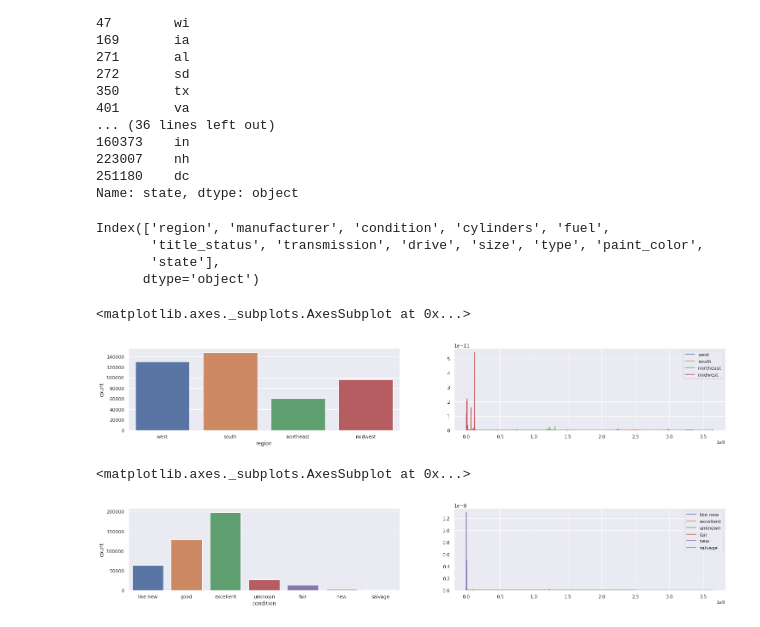
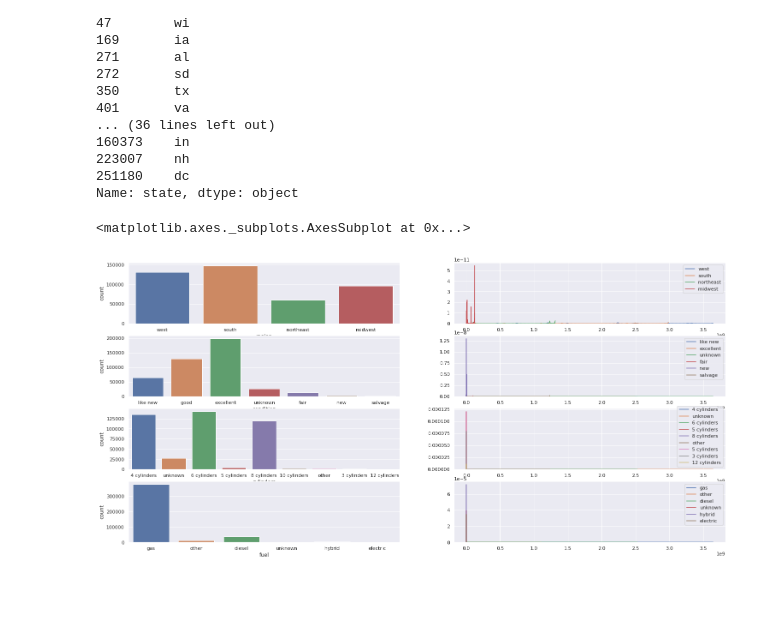
Before and after one commit to panambY/Used_Car_Price, a Jupyter notebook: Used_Car_Price.ipynb, the cells around one changed output. Drawn from its saved outputs; the diff is of its cells as text; code cells hidden in the pictures; blank space fills up the shorter version.

```diff
--- a/Used_Car_Price.ipynb
+++ b/Used_Car_Price.ipynb
@@ -992,41 +992,60 @@ df4['state'].drop_duplicates()
 223007    nh
 251180    dc
 Name: state, dtype: object
-# %%
-cat_attributes.columns
-# %% [output]
-Index(['region', 'manufacturer', 'condition', 'cylinders', 'fuel',
-       'title_status', 'transmission', 'drive', 'size', 'type', 'paint_color',
-       'state'],
-      dtype='object')
-# %%
-# region
-
-plt.subplot( 3, 2, 1)
-sns.countplot( df4['region'] )
-
-plt.subplot( 3, 2, 2)
-sns.kdeplot( df4[df4['region'] == 'west']['price'], label='west', shade=True )
-sns.kdeplot( df4[df4['region'] == 'south']['price'], label='south', shade=True )
-sns.kdeplot( df4[df4['region'] == 'northeast']['price'], label='northeast', shade=True )
-sns.kdeplot( df4[df4['region'] == 'midwest']['price'], label='midwest', shade=True )
-# %% [output]
-<matplotlib.axes._subplots.AxesSubplot at 0x...>
-[figure, removed]
 # %%
+# region
+
+plt.subplot( 4, 2, 1)
+sns.countplot( df4['region'] )
+
+plt.subplot( 4, 2, 2)
+sns.kdeplot( df4[df4['region'] == 'west']['price'], label='west', shade=True )
+sns.kdeplot( df4[df4['region'] == 'south']['price'], label='south', shade=True )
+sns.kdeplot( df4[df4['region'] == 'northeast']['price'], label='northeast', shade=True )
+sns.kdeplot( df4[df4['region'] == 'midwest']['price'], label='midwest', shade=True )
+
 # condition
 
-plt.subplot( 3, 2, 1)
+plt.subplot( 4, 2, 3)
 sns.countplot( df4['condition'] )
 
-plt.subplot( 3, 2, 2)
+plt.subplot( 4, 2, 4)
 sns.kdeplot( df4[df4['condition'] == 'like new']['price'], label='like new', shade=True )
 sns.kdeplot( df4[df4['condition'] == 'excellent']['price'], label='excellent', shade=True )
 sns.kdeplot( df4[df4['condition'] == 'unknown']['price'], label='unknown', shade=True )
 sns.kdeplot( df4[df4['condition'] == 'fair']['price'], label='fair', shade=True )
 sns.kdeplot( df4[df4['condition'] == 'new']['price'], label='new', shade=True )
 sns.kdeplot( df4[df4['condition'] == 'salvage']['price'], label='salvage', shade=True )
+
+# cylinders
+
+plt.subplot( 4, 2, 5)
+sns.countplot( df4['cylinders'] )
+
+plt.subplot( 4, 2, 6)
+sns.kdeplot( df4[df4['cylinders'] == '4 cylinders']['price'], label='4 cylinders', shade=True )
+sns.kdeplot( df4[df4['cylinders'] == 'unknown']['price'], label='unknown', shade=True )
+sns.kdeplot( df4[df4['cylinders'] == '6 cylinders']['price'], label='6 cylinders', shade=True )
+sns.kdeplot( df4[df4['cylinders'] == '5 cylinders']['price'], label='5 cylinders', shade=True )
+sns.kdeplot( df4[df4['cylinders'] == '8 cylinders']['price'], label='8 cylinders', shade=True )
+sns.kdeplot( df4[df4['cylinders'] == 'other']['price'], label='other', shade=True )
+sns.kdeplot( df4[df4['cylinders'] == '5 cylinders']['price'], label='5 cylinders', shade=True )
+sns.kdeplot( df4[df4['cylinders'] == '3 cylinders']['price'], label='3 cylinders', shade=True )
+sns.kdeplot( df4[df4['cylinders'] == '12 cylinders']['price'], label='12 cylinders', shade=True )
+
+# fuel
+
+plt.subplot( 4, 2, 7)
+sns.countplot( df4['fuel'] )
+
+plt.subplot( 4, 2, 8)
+sns.kdeplot( df4[df4['fuel'] == 'gas']['price'], label='gas', shade=True )
+sns.kdeplot( df4[df4['fuel'] == 'other']['price'], label='other', shade=True )
+sns.kdeplot( df4[df4['fuel'] == 'diesel']['price'], label='diesel', shade=True )
+sns.kdeplot( df4[df4['fuel'] == 'unknown']['price'], label='unknown', shade=True )
+sns.kdeplot( df4[df4['fuel'] == 'hybrid']['price'], label='hybrid', shade=True )
+sns.kdeplot( df4[df4['fuel'] == 'electric']['price'], label='electric', shade=True )
 # %% [output]
 <matplotlib.axes._subplots.AxesSubplot at 0x...>
-[figure, old version]
+[figure, new version]
 # %%
```
Also changed, not shown: parts of 8 cells of this notebook.
